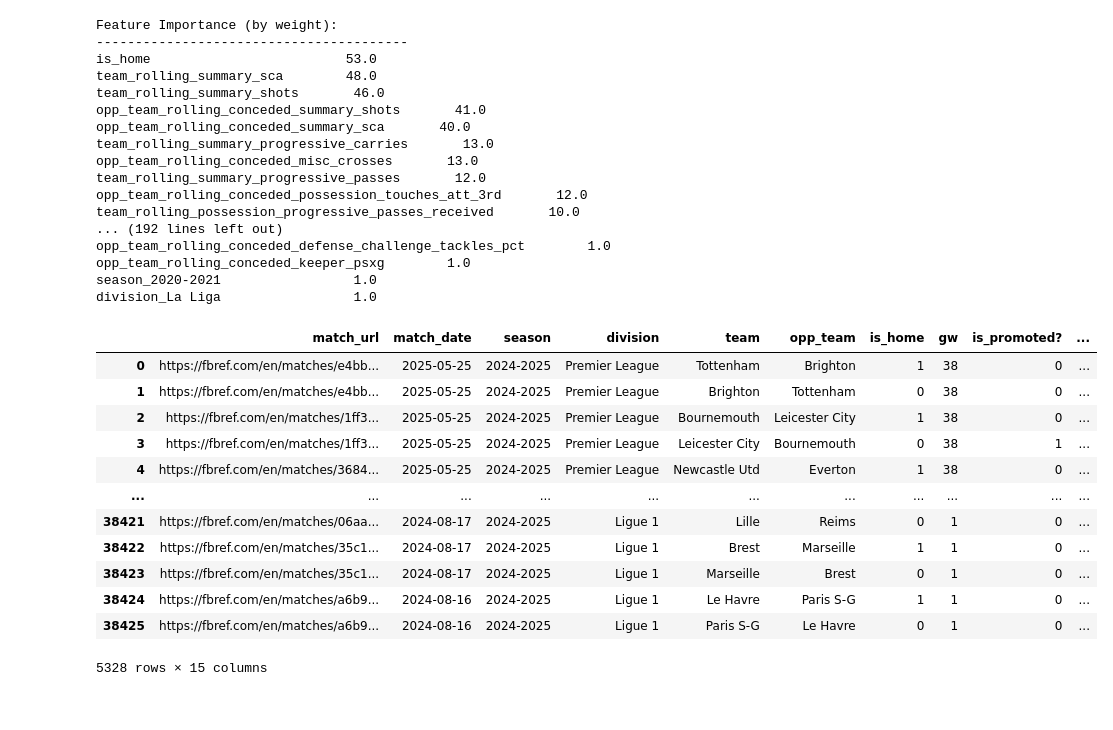
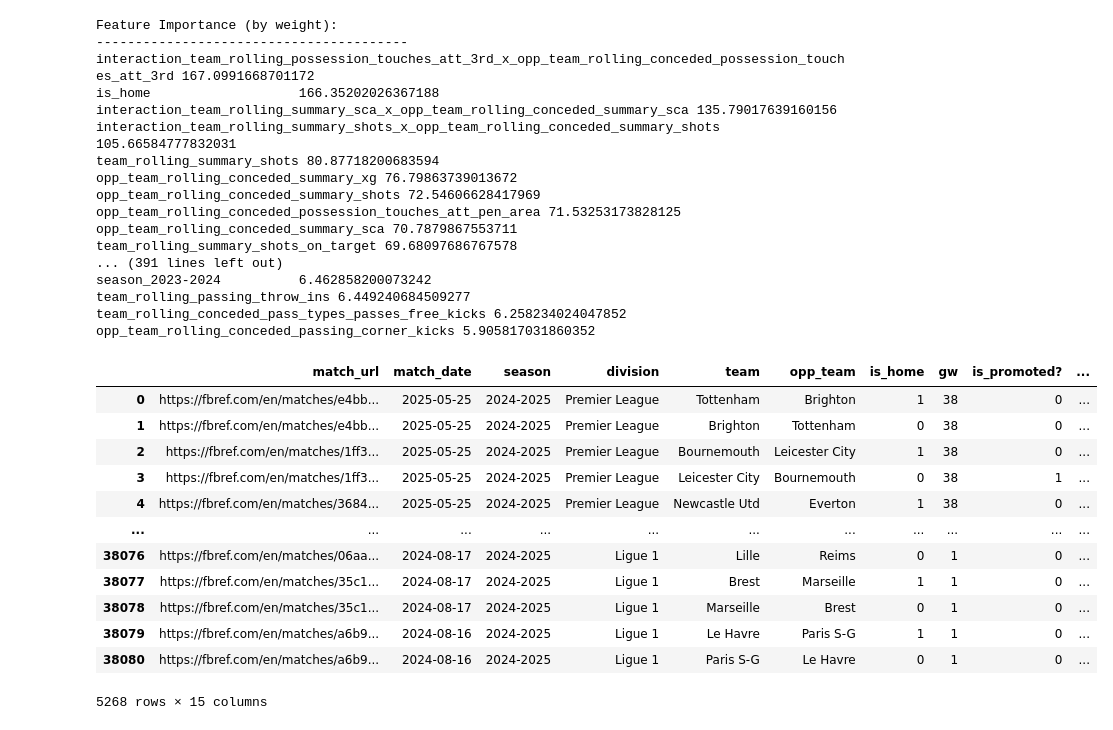
Before and after one commit to louis-porter/algobetting, a Jupyter notebook: algo/models/team_shots/classifier/under_11.5/xgb_classifier_team_shots_under_11.5.ipynb, the cells around one changed output. Saved outputs shown, nothing was run; the diff lists cells and outputs as text; code cells hidden in the pictures.

```diff
--- a/algo/models/team_shots/classifier/under_11.5/xgb_classifier_team_shots_under_11.5.ipynb
+++ b/algo/models/team_shots/classifier/under_11.5/xgb_classifier_team_shots_under_11.5.ipynb
@@ -15,7 +15,7 @@ df = pd.read_sql_query("""
                             ms.summary_shots as shots,
                             ms.opp_summary_shots as opp_shots
                         FROM
-                            team_all_features_365_005 f
+                            team_all_features_365_005_no_div_changes f
                         JOIN
                             fbref_match_summary_v2 ms
                                 ON ms.match_url = f.match_url
@@ -87,4 +87,15 @@ accuracy = accuracy_score(y_test, y_pred)
 print(f"Accuracy: {accuracy:.3f}")
 print("\nClassification Report:")
 print(classification_report(y_test, y_pred))
+
+# Get feature importance (returns a dictionary)
+feature_importance_dict = model.get_booster().get_score(importance_type='gain')
+
+# Convert dictionary to DataFrame
+importance_df = pd.DataFrame(
+    list(feature_importance_dict.items()),
+    columns=["feature", "importance"]
+).sort_values("importance", ascending=False)
+
+print(importance_df.head(25))
 # %% [output]
@@ -223,6 +498,6 @@ subsample: 0.7678723961282026
 # %%
 # Get feature importance as text
-feature_importance = model.get_booster().get_score(importance_type='weight')
+feature_importance = model.get_booster().get_score(importance_type='gain')
 sorted_features = sorted(feature_importance.items(), key=lambda x: x[1], reverse=True)
 
 print("Feature Importance (by weight):")
@@ -232,49 +507,49 @@ for feature, importance in sorted_features:
 # %% [output]
 Feature Importance (by weight):
 ----------------------------------------
-is_home                         53.0
-team_rolling_summary_sca        48.0
-team_rolling_summary_shots       46.0
-opp_team_rolling_conceded_summary_shots       41.0
-opp_team_rolling_conceded_summary_sca       40.0
-team_rolling_summary_progressive_carries       13.0
-opp_team_rolling_conceded_misc_crosses       13.0
-team_rolling_summary_progressive_passes       12.0
-opp_team_rolling_conceded_possession_touches_att_3rd       12.0
-team_rolling_possession_progressive_passes_received       10.0
-... (192 lines left out)
-opp_team_rolling_conceded_defense_challenge_tackles_pct        1.0
-opp_team_rolling_conceded_keeper_psxg        1.0
-season_2020-2021                 1.0
-division_La Liga                 1.0
+interaction_team_rolling_possession_touches_att_3rd_x_opp_team_rolling_conceded_possession_touches_att_3rd 167.0991668701172
+is_home                   166.35202026367188
+interaction_team_rolling_summary_sca_x_opp_team_rolling_conceded_summary_sca 135.79017639160156
+interaction_team_rolling_summary_shots_x_opp_team_rolling_conceded_summary_shots 105.66584777832031
+team_rolling_summary_shots 80.87718200683594
+opp_team_rolling_conceded_summary_xg 76.79863739013672
+opp_team_rolling_conceded_summary_shots 72.54606628417969
+opp_team_rolling_conceded_possession_touches_att_pen_area 71.53253173828125
+opp_team_rolling_conceded_summary_sca 70.7879867553711
+team_rolling_summary_shots_on_target 69.68097686767578
+... (391 lines left out)
+season_2023-2024          6.462858200073242
+team_rolling_passing_throw_ins 6.449240684509277
+team_rolling_conceded_pass_types_passes_free_kicks 6.258234024047852
+opp_team_rolling_conceded_passing_corner_kicks 5.905817031860352
 # %%
-test_predictions = model.predict(X_test)
-test_proba = model.predict_proba(X_test)
+test_predictions = model.predict(X_test_enhanced)
+test_proba = model.predict_proba(X_test_enhanced)
 
 test_df = df[["match_url", "match_date", "season", "division",
                     "team", "opp_team", "is_home", "gw", "is_promoted?", "is_early_season?",
-                    "shots"]].loc[X_test.index].copy()
+                    "shots"]].loc[X_test_enhanced.index].copy()
 
 test_df['predicted_is_won'] = test_predictions  # Direct prediction (0 or 1)
 test_df['prob_win'] = test_proba[:, 1]  # Just use column 1 (probability of class 1)
 
 test_df["outcome"] = "under"
 test_df["line"] = 11.5
 
 test_df.to_csv("shots_test_predictions.csv", index=False)
 
 test_df
 # %% [output]
 |  | match_url | match_date | season | division | team | opp_team | is_home | gw | is_promoted? | ... |
 | 0 | https://fbref.com/en/matches/e4bb... | 2025-05-25 | 2024-2025 | Premier League | Tottenham | Brighton | 1 | 38 | 0 | ... |
 | 1 | https://fbref.com/en/matches/e4bb... | 2025-05-25 | 2024-2025 | Premier League | Brighton | Tottenham | 0 | 38 | 0 | ... |
 | 2 | https://fbref.com/en/matches/1ff3... | 2025-05-25 | 2024-2025 | Premier League | Bournemouth | Leicester City | 1 | 38 | 0 | ... |
 | 3 | https://fbref.com/en/matches/1ff3... | 2025-05-25 | 2024-2025 | Premier League | Leicester City | Bournemouth | 0 | 38 | 1 | ... |
 | 4 | https://fbref.com/en/matches/3684... | 2025-05-25 | 2024-2025 | Premier League | Newcastle Utd | Everton | 1 | 38 | 0 | ... |
 | ... | ... | ... | ... | ... | ... | ... | ... | ... | ... | ... |
-| 38421 | https://fbref.com/en/matches/06aa... | 2024-08-17 | 2024-2025 | Ligue 1 | Lille | Reims | 0 | 1 | 0 | ... |
-| 38422 | https://fbref.com/en/matches/35c1... | 2024-08-17 | 2024-2025 | Ligue 1 | Brest | Marseille | 1 | 1 | 0 | ... |
-| 38423 | https://fbref.com/en/matches/35c1... | 2024-08-17 | 2024-2025 | Ligue 1 | Marseille | Brest | 0 | 1 | 0 | ... |
-| 38424 | https://fbref.com/en/matches/a6b9... | 2024-08-16 | 2024-2025 | Ligue 1 | Le Havre | Paris S-G | 1 | 1 | 0 | ... |
-| 38425 | https://fbref.com/en/matches/a6b9... | 2024-08-16 | 2024-2025 | Ligue 1 | Paris S-G | Le Havre | 0 | 1 | 0 | ... |
+| 38076 | https://fbref.com/en/matches/06aa... | 2024-08-17 | 2024-2025 | Ligue 1 | Lille | Reims | 0 | 1 | 0 | ... |
+| 38077 | https://fbref.com/en/matches/35c1... | 2024-08-17 | 2024-2025 | Ligue 1 | Brest | Marseille | 1 | 1 | 0 | ... |
+| 38078 | https://fbref.com/en/matches/35c1... | 2024-08-17 | 2024-2025 | Ligue 1 | Marseille | Brest | 0 | 1 | 0 | ... |
+| 38079 | https://fbref.com/en/matches/a6b9... | 2024-08-16 | 2024-2025 | Ligue 1 | Le Havre | Paris S-G | 1 | 1 | 0 | ... |
+| 38080 | https://fbref.com/en/matches/a6b9... | 2024-08-16 | 2024-2025 | Ligue 1 | Paris S-G | Le Havre | 0 | 1 | 0 | ... |
-5328 rows × 15 columns
+5268 rows × 15 columns
```
Also changed, not shown: parts of 6 cells of this notebook, 3 other files.
